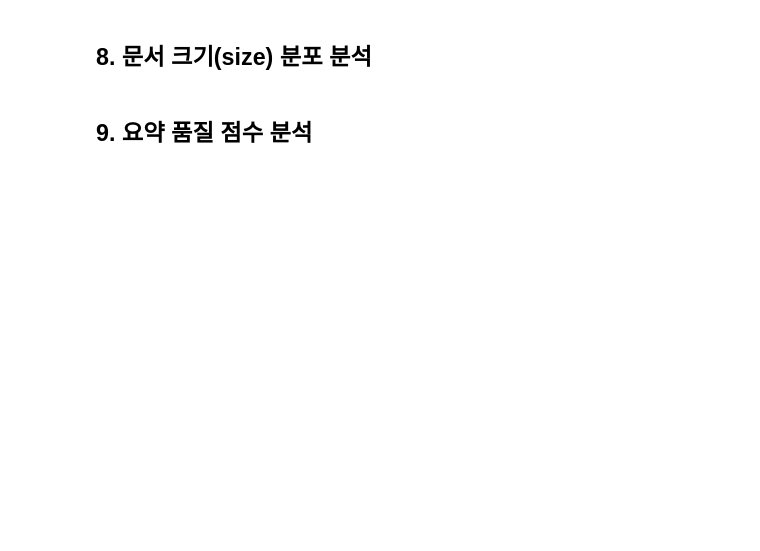
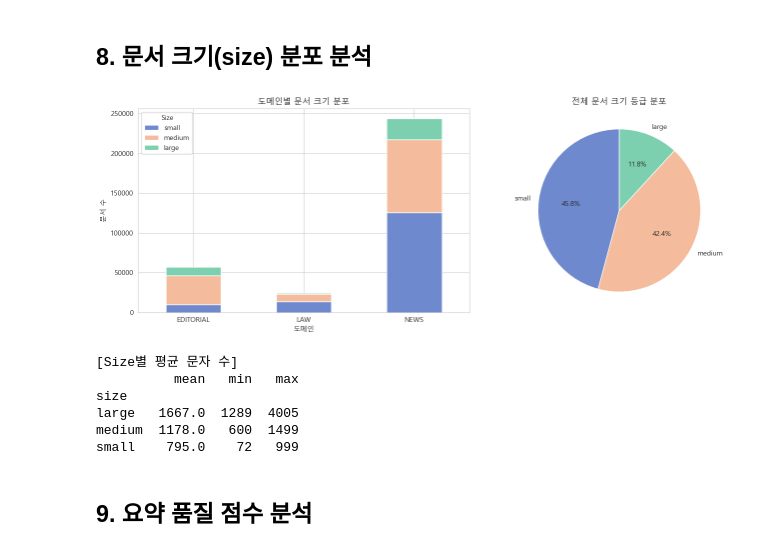
Before and after one commit to JJang-404/study, a Jupyter notebook: mission/mission12.ipynb, the cells around one changed output. Drawn from its saved outputs; the diff is of its cells as text; code cells hidden in the pictures; blank space fills up the shorter version.

```diff
--- a/mission/mission12.ipynb
+++ b/mission/mission12.ipynb
@@ -751,3 +758,71 @@ print(size_char_df.groupby('size')['char_count'].agg(['mean', 'min', 'max']).rou
+# %%
+# 전체 size 분포
+size_data = []
+for domain in all_data['train'].keys():
+    docs = all_data['train'][domain]['documents']
+    for doc in docs:
+        size_data.append({
+            'domain' : domain.upper(),
+            'size' : doc.get('size', 'unknown')
+        })
+
+size_df = pd.DataFrame(size_data)
+# %%
+# 문서 크기(size) 분포 분석
+fig, axes = plt.subplots(1,2, figsize=(14,5))
+colors = ["#6f89cf", "#f4bc9c", "#7cd0b0"]
+
+# 1. 도메인별 size 분포 (Stacked Bar)
+size_order = ['small', 'medium', 'large']
+size_pivot = pd.crosstab(size_df['domain'], size_df['size'])
+
+# size_order 에 있는 열만 선택 (없는 경우 대비)
+available_sizes = [s for s in size_order if s in size_pivot.columns]
+size_pivot = size_pivot[available_sizes]
+
+size_pivot.plot(kind='bar', stacked=True, ax=axes[0], color=colors)
+axes[0].set_xlabel('도메인')
+axes[0].set_ylabel('문서 수')
+axes[0].set_title('도메인별 문서 크기 분포')
+axes[0].legend(title='Size')
+axes[0].tick_params(axis='x', rotation=0)
+
+# 2. 전체 비율 (Pie Chart)
+total_size_counts = size_df['size'].value_counts()
+# size_order 순서로 정렬
+total_size_counts = total_size_counts.reindex([s for s in size_order if s in total_size_counts.index])
+axes[1].pie(total_size_counts.values, labels=total_size_counts.index,
+            autopct='%1.1f%%', colors=colors , startangle=90)
+axes[1].set_title('전체 문서 크기 등급 분포')
+
+plt.tight_layout()
+plt.show()
+# %% [output]
+[figure, added]
+# %%
+# size 별 평균 문자 수
+print("[Size별 평균 문자 수]")
+size_char_data = []
+for domain in all_data['train'].keys():
+    docs = all_data['train'][domain]['documents']
+    for doc in docs:
+        char_count = doc.get('char_count', 0)
+        if isinstance(char_count, str):
+            char_count = int(char_count) if char_count.isdigit() else 0
+        size_char_data.append({
+            'size' : doc.get('size', 'unknown'),
+            'char_count' : char_count
+        })
+
+size_char_df = pd.DataFrame(size_char_data)
+print(size_char_df.groupby('size')['char_count'].agg(['mean', 'min', 'max']).round(0).to_string())
+# %% [output]
+[Size별 평균 문자 수]
+          mean   min   max
+size
+large   1667.0  1289  4005
+medium  1178.0   600  1499
+small    795.0    72   999
 # %% [markdown]
 ## 9. 요약 품질 점수 분석
 # %%
```
Also changed, not shown: parts of 91 cells of this notebook.
